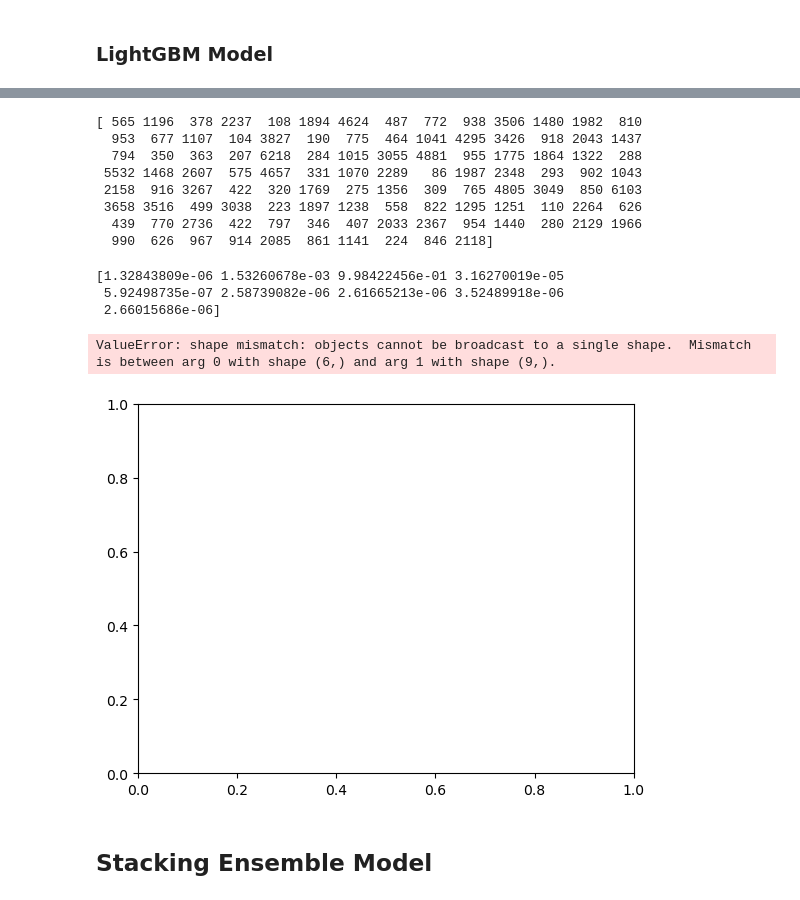
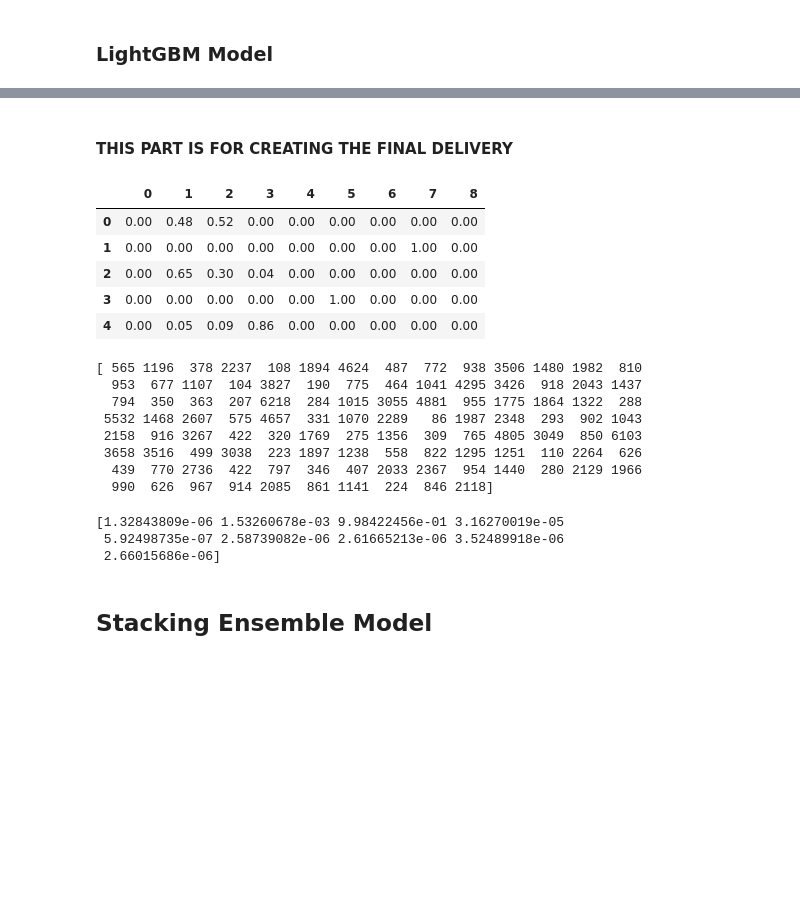
Before and after one commit to stopdemir/Machine-Learning-Study, a Jupyter notebook: SWC.ipynb, the cells around one changed output, grey strips where cells are left out. Saved outputs shown, nothing was run; the diff lists cells and outputs as text; code cells hidden in the pictures; blank space fills up the shorter version.

```diff
--- a/SWC.ipynb
+++ b/SWC.ipynb
@@ -7,6 +7,7 @@ import matplotlib.pyplot as plt
 import numpy as np
 import warnings
 warnings.filterwarnings('ignore')
+pd.options.display.float_format = '{:.10f}'.format
 
 from sklearn import tree
 import lightgbm as lgb
@@ -274,3 +280,17 @@ LGBMC Log Loss: 0.4507463839375169
+# %% [markdown]
+#### THIS PART IS FOR CREATING THE FINAL DELIVERY
+# %%
+y_probability_final = lgbm.predict_proba(test_data)
+# %%
+y_probability_final = pd.DataFrame(y_probability_final)
+y_probability_final.head(5)
+# %% [output]
+|  | 0 | 1 | 2 | 3 | 4 | 5 | 6 | 7 | 8 |
+| 0 | 0.00 | 0.48 | 0.52 | 0.00 | 0.00 | 0.00 | 0.00 | 0.00 | 0.00 |
+| 1 | 0.00 | 0.00 | 0.00 | 0.00 | 0.00 | 0.00 | 0.00 | 1.00 | 0.00 |
+| 2 | 0.00 | 0.65 | 0.30 | 0.04 | 0.00 | 0.00 | 0.00 | 0.00 | 0.00 |
+| 3 | 0.00 | 0.00 | 0.00 | 0.00 | 0.00 | 1.00 | 0.00 | 0.00 | 0.00 |
+| 4 | 0.00 | 0.05 | 0.09 | 0.86 | 0.00 | 0.00 | 0.00 | 0.00 | 0.00 |
 # %%
 print(lgbm.feature_importances_)
 # %% [output]
@@ -282,20 +302,12 @@ print(lgbm.feature_importances_)
  3658 3516  499 3038  223 1897 1238  558  822 1295 1251  110 2264  626
   439  770 2736  422  797  346  407 2033 2367  954 1440  280 2129 1966
   990  626  967  914 2085  861 1141  224  846 2118]
-# %%
-print(y_proba[1])
-
-plt.bar(list(range(1,7)), y_proba[1])
-plt.xlabel('index')
-plt.ylabel('probability')
-plt.title('Class Distribution in the Dataset')
-plt.show()
-# %% [output]
-[1.32843809e-06 1.53260678e-03 9.98422456e-01 3.16270019e-05
- 5.92498735e-07 2.58739082e-06 2.61665213e-06 3.52489918e-06
- 2.66015686e-06]
-ValueError: shape mismatch: objects cannot be broadcast to a single shape.  Mismatch is between arg 0 with shape (6,) and arg 1 with shape (9,).
-[figure, removed]
+# %%
+print(y_proba[1])
+# %% [output]
+[1.32843809e-06 1.53260678e-03 9.98422456e-01 3.16270019e-05
+ 5.92498735e-07 2.58739082e-06 2.61665213e-06 3.52489918e-06
+ 2.66015686e-06]
 # %% [markdown]
 ## Stacking Ensemble Model
 # %%
```
Also changed, not shown: parts of 3 cells of this notebook, 1 other file.
